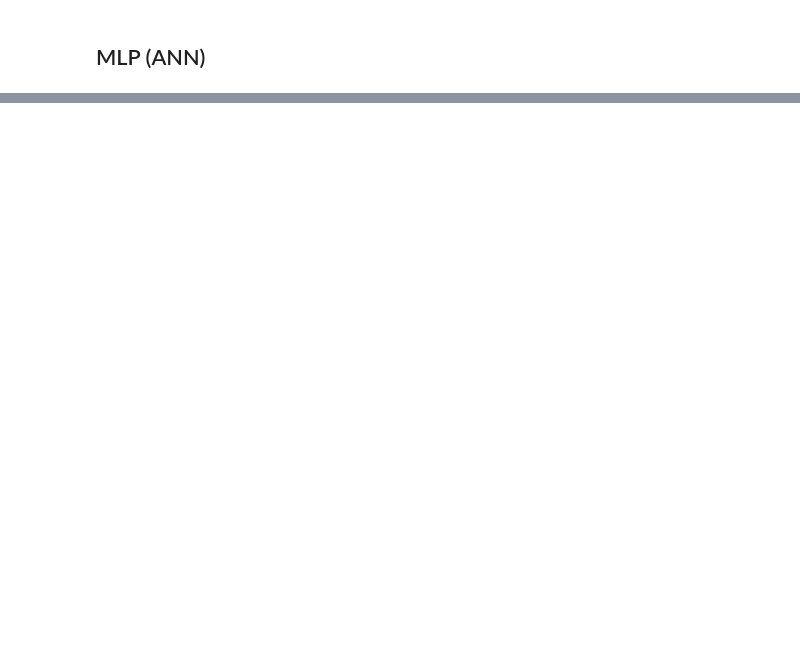
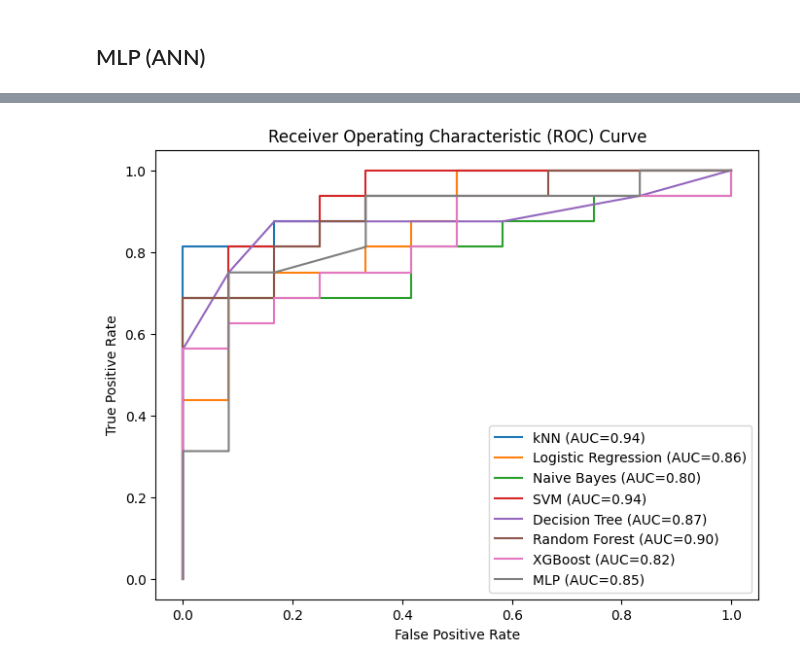
Before and after one commit to super-cinnamon/wrist-movement-classification, a Jupyter notebook: classification/classification.ipynb, the cells around one changed output, grey strips where cells are left out. Saved outputs shown, nothing was run; the diff lists cells and outputs as text; code cells hidden in the pictures; blank space fills up the shorter version.

```diff
--- a/classification/classification.ipynb
+++ b/classification/classification.ipynb
@@ -489,5 +534,8 @@ print("\nBest Hyperparameter Combination:")
 print(best_result)
 # %% [markdown]
 # Evaluation
+# %%
+models = []
+eval_runtime = {}
 # %% [markdown]
 ## kNN
@@ -628 +804,7 @@ model = joblib.load(os.path.join(MODELS_PATH, "xgboost", "model.joblib"))
+# %%
+# model = joblib.load(os.path.join(MODELS_PATH, "xgboost", "model.joblib"))
+best_params = json.load(open(os.path.join(MODELS_PATH, "xgboost", "best_params.json"), 'r'))
+model = XGBClassifier(**best_params)
+model.fit(X_train, y_train)
+models.append(model)
 # %%
@@ -647,0 +916,25 @@ sns.heatmap(cm, annot=True)
+# %%
+labels = ["kNN", "Logistic Regression", "Naive Bayes", "SVM", "Decision Tree", "Random Forest", "XGBoost", "MLP"]
+# %%
+plt.figure(figsize=(8, 6))
+
+for model, label in zip(models, labels):
+    if label == "MLP":
+        y_pred_prob = []
+        for _, elem in X_test.iterrows():
+            pred = model.predict(list(elem))
+            y_pred_prob.append(pred)
+    else:
+        y_pred_prob = model.predict_proba(X_test)[:, 1]  # Assuming binary classification
+    fpr, tpr, _ = roc_curve(y_test, y_pred_prob)
+    roc_auc = auc(fpr, tpr)
+    plt.plot(fpr, tpr, label=f'{label} (AUC={roc_auc:.2f})')
+
+# Add labels, legend, and title
+plt.xlabel('False Positive Rate')
+plt.ylabel('True Positive Rate')
+plt.title('Receiver Operating Characteristic (ROC) Curve')
+plt.legend()
+plt.show()
+# %% [output]
+[figure, added]
```
Also changed, not shown: parts of 49 cells of this notebook, 6 other files.
